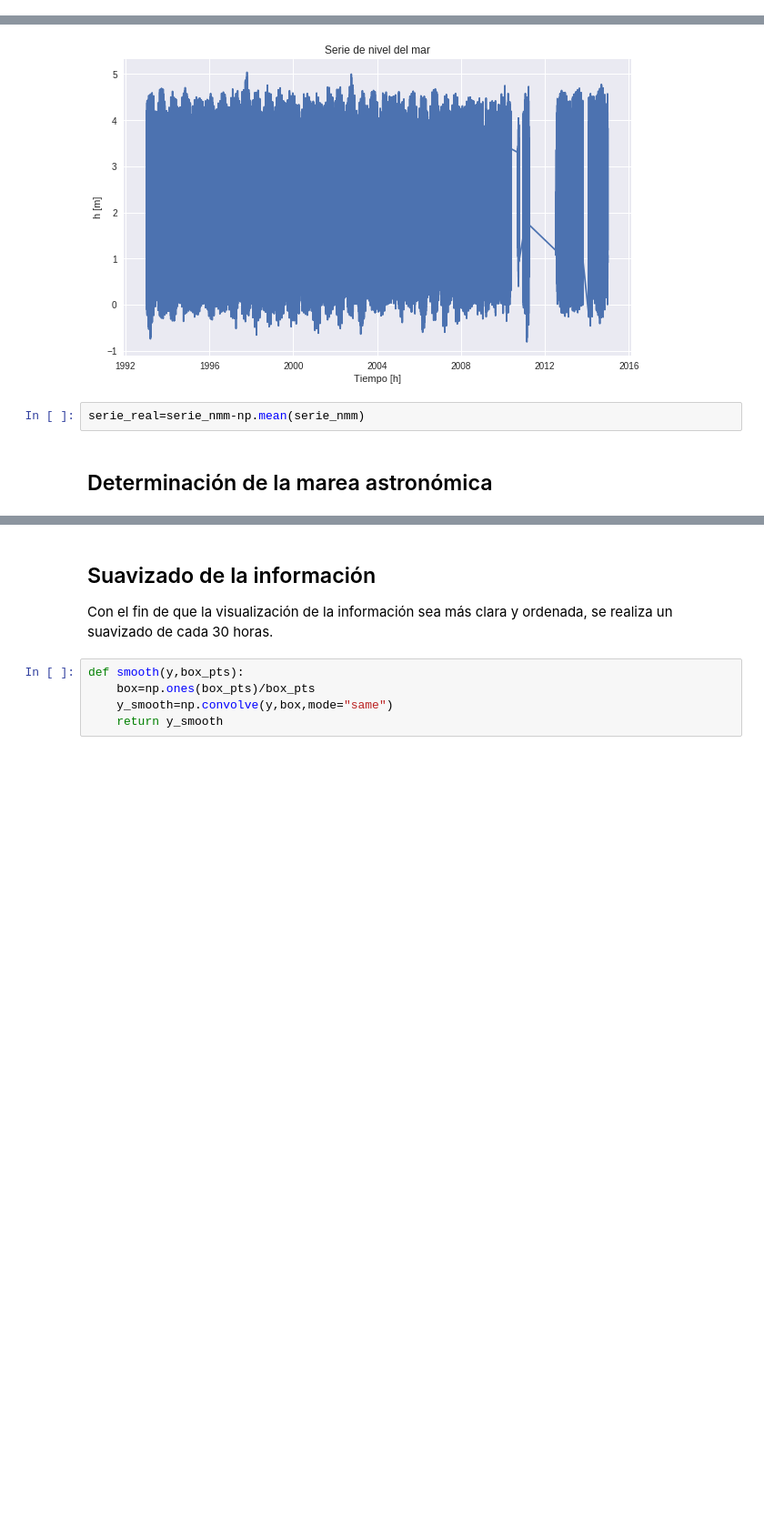
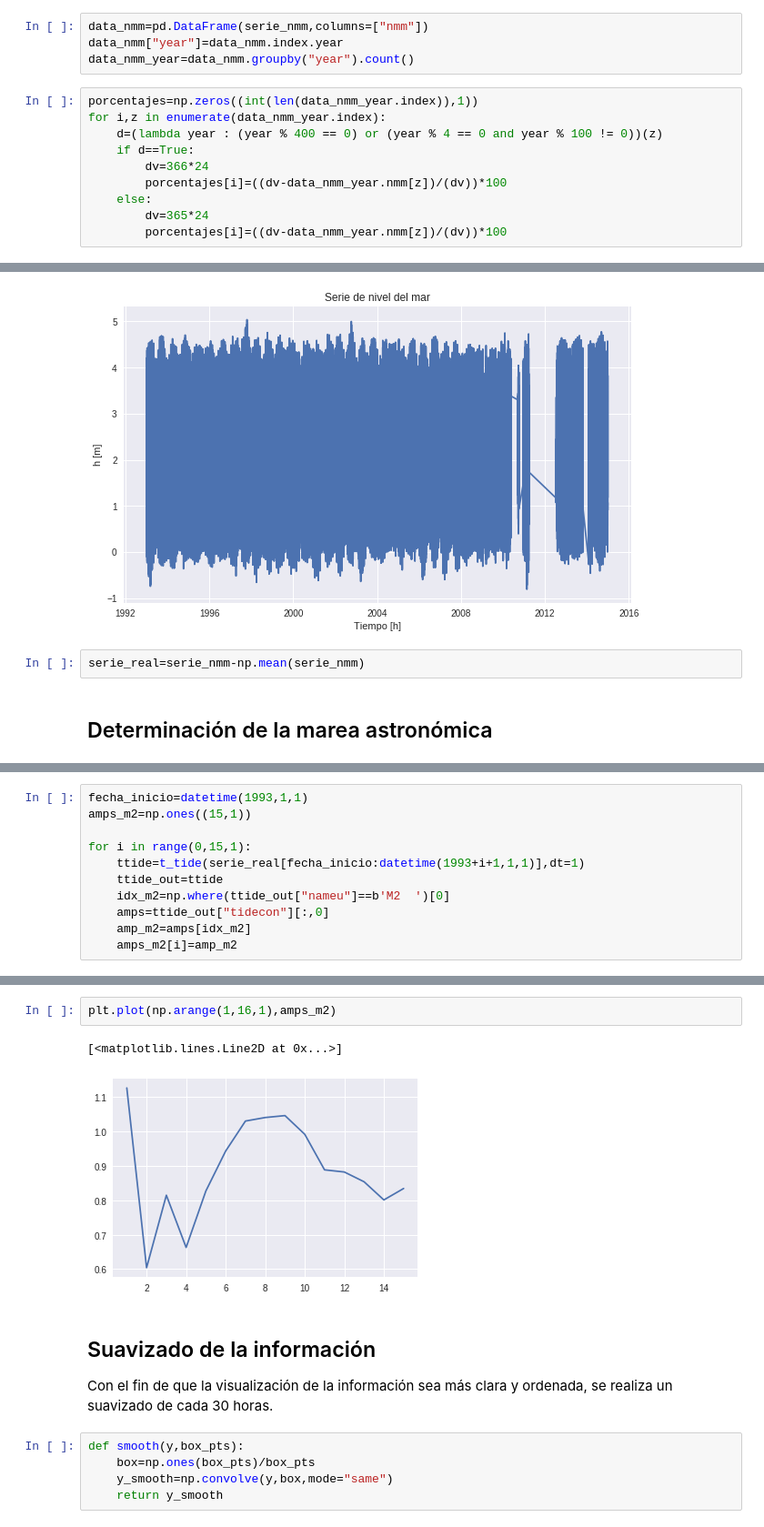
Before and after one commit to FrankAyalaC/Nivel-del-mar-en-Buenaventura, a Jupyter notebook: Scripts/TDG_2020.ipynb, the cells around one changed output, grey strips where cells are left out. Shown at 91% size. Drawn from its saved outputs; the diff is of its cells as text; blank space fills up the shorter version.

```diff
--- a/Scripts/TDG_2020.ipynb
+++ b/Scripts/TDG_2020.ipynb
@@ -320,0 +323,14 @@ serie_nmm=serie_nmm[fecha_inicio:]
+# %%
+data_nmm=pd.DataFrame(serie_nmm,columns=["nmm"])
+data_nmm["year"]=data_nmm.index.year
+data_nmm_year=data_nmm.groupby("year").count()
+# %%
+porcentajes=np.zeros((int(len(data_nmm_year.index)),1))
+for i,z in enumerate(data_nmm_year.index):
+    d=(lambda year : (year % 400 == 0) or (year % 4 == 0 and year % 100 != 0))(z)
+    if d==True:
+        dv=366*24
+        porcentajes[i]=((dv-data_nmm_year.nmm[z])/(dv))*100
+    else:
+        dv=365*24
+        porcentajes[i]=((dv-data_nmm_year.nmm[z])/(dv))*100
@@ -379,0 +397,11 @@ Aportes principales:
+# %%
+fecha_inicio=datetime(1993,1,1)
+amps_m2=np.ones((15,1))
+
+for i in range(0,15,1):
+    ttide=t_tide(serie_real[fecha_inicio:datetime(1993+i+1,1,1)],dt=1)
+    ttide_out=ttide
+    idx_m2=np.where(ttide_out["nameu"]==b'M2  ')[0]
+    amps=ttide_out["tidecon"][:,0]
+    amp_m2=amps[idx_m2]
+    amps_m2[i]=amp_m2
@@ -380,3 +426,8 @@ Aportes principales:
+# %%
+plt.plot(np.arange(1,16,1),amps_m2)
+# %% [output]
+[<matplotlib.lines.Line2D at 0x...>]
+[figure, added]
 # %% [markdown]
 ## Suavizado de la información
 
```
Also changed, not shown: parts of 12 cells of this notebook.
